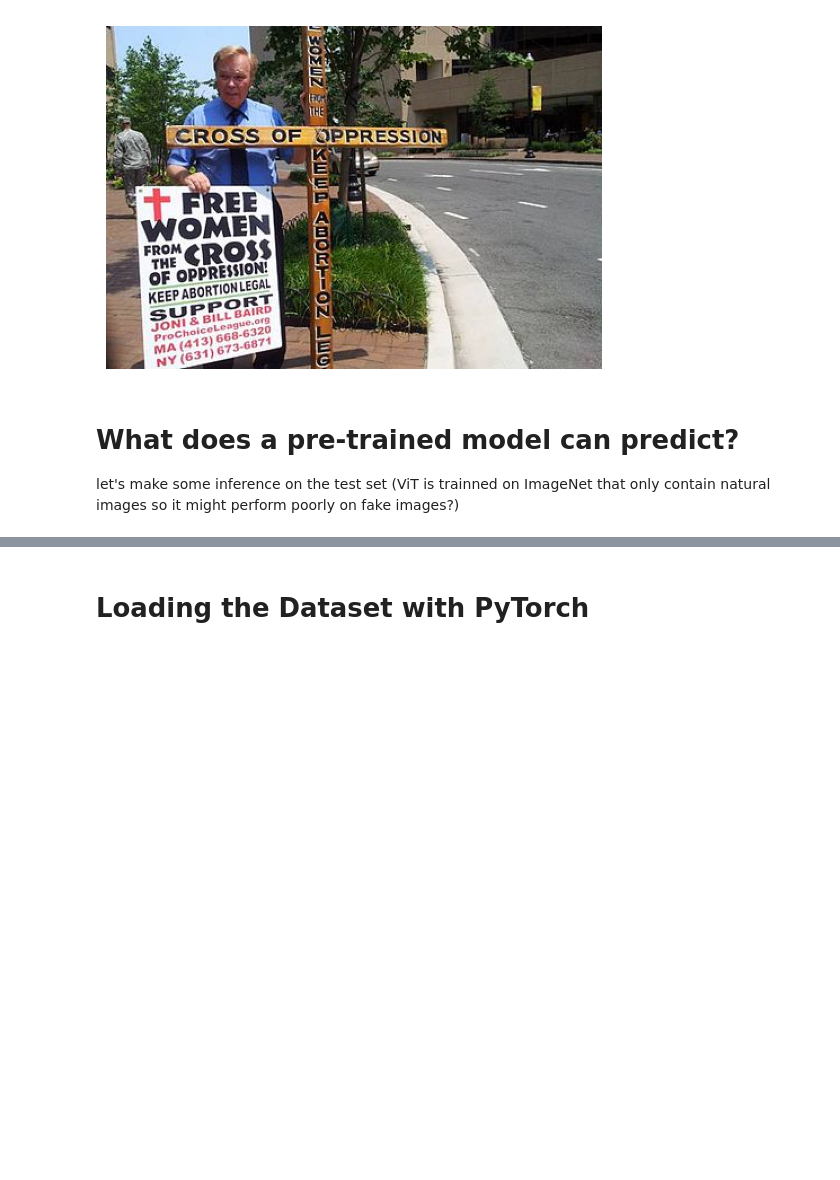
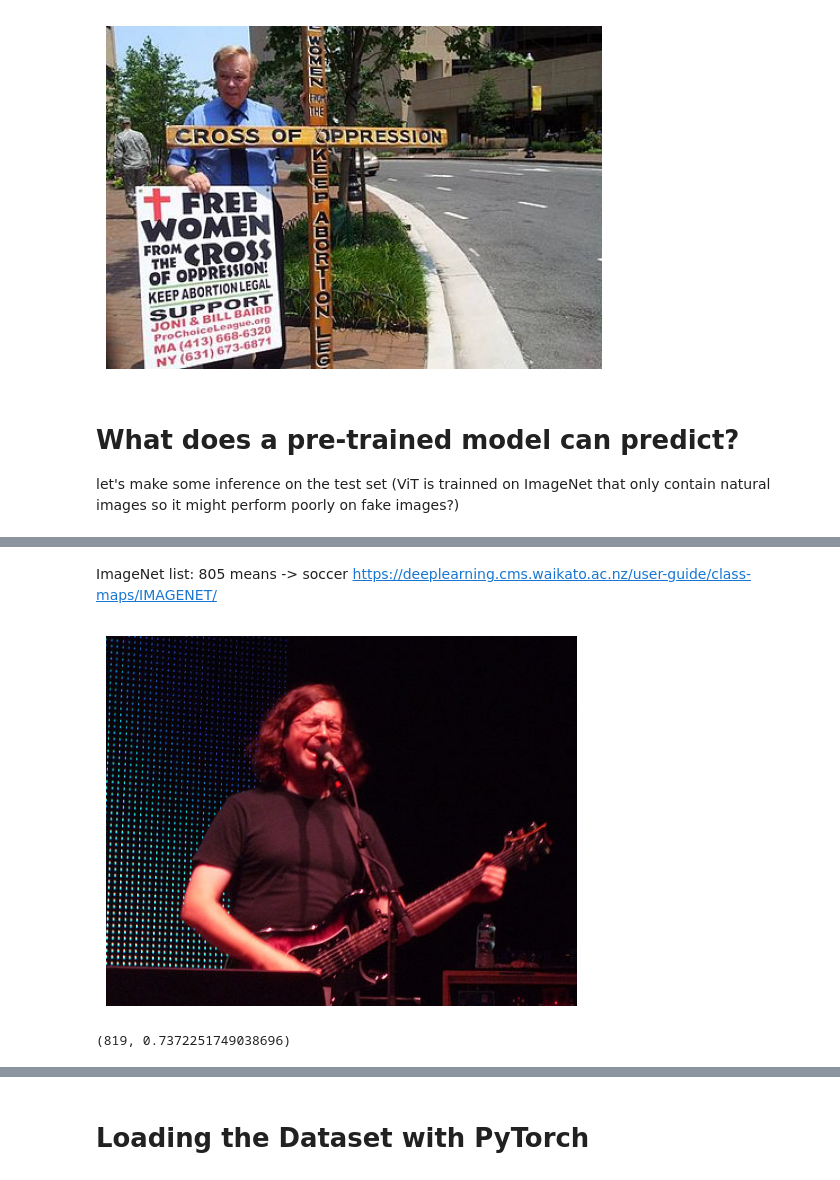
Before and after one commit to JoaoNunes20/Computational-Deep-Learning, a Jupyter notebook: classification.ipynb, the cells around one changed output, grey strips where cells are left out. Saved outputs shown, nothing was run; the diff lists cells and outputs as text; code cells hidden in the pictures; blank space fills up the shorter version.

```diff
--- a/classification.ipynb
+++ b/classification.ipynb
@@ -137,0 +222,11 @@ let's make some inference on the test set (ViT is trainned on ImageNet that only
+# %% [markdown]
+ImageNet list:  805 means -> soccer    https://deeplearning.cms.waikato.ac.nz/user-guide/class-maps/IMAGENET/
+# %%
+sample_image_path = test_df.iloc[2]["image_path"]
+show_img(sample_image_path)
+# %% [output]
+[figure, added]
+# %%
+predict_image_torchvision(sample_image_path)
+# %% [output]
+(819, 0.7372251749038696)
```
Also changed, not shown: parts of 19 cells of this notebook.
